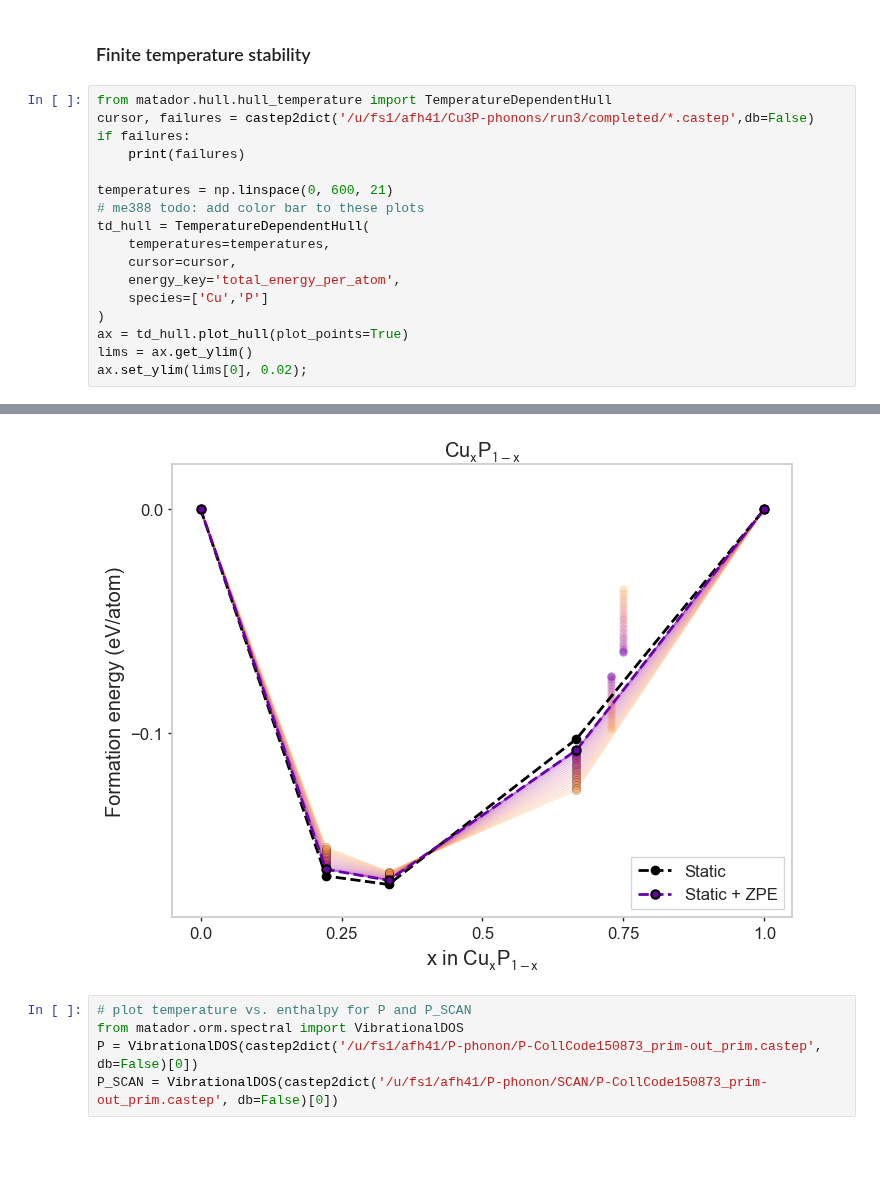
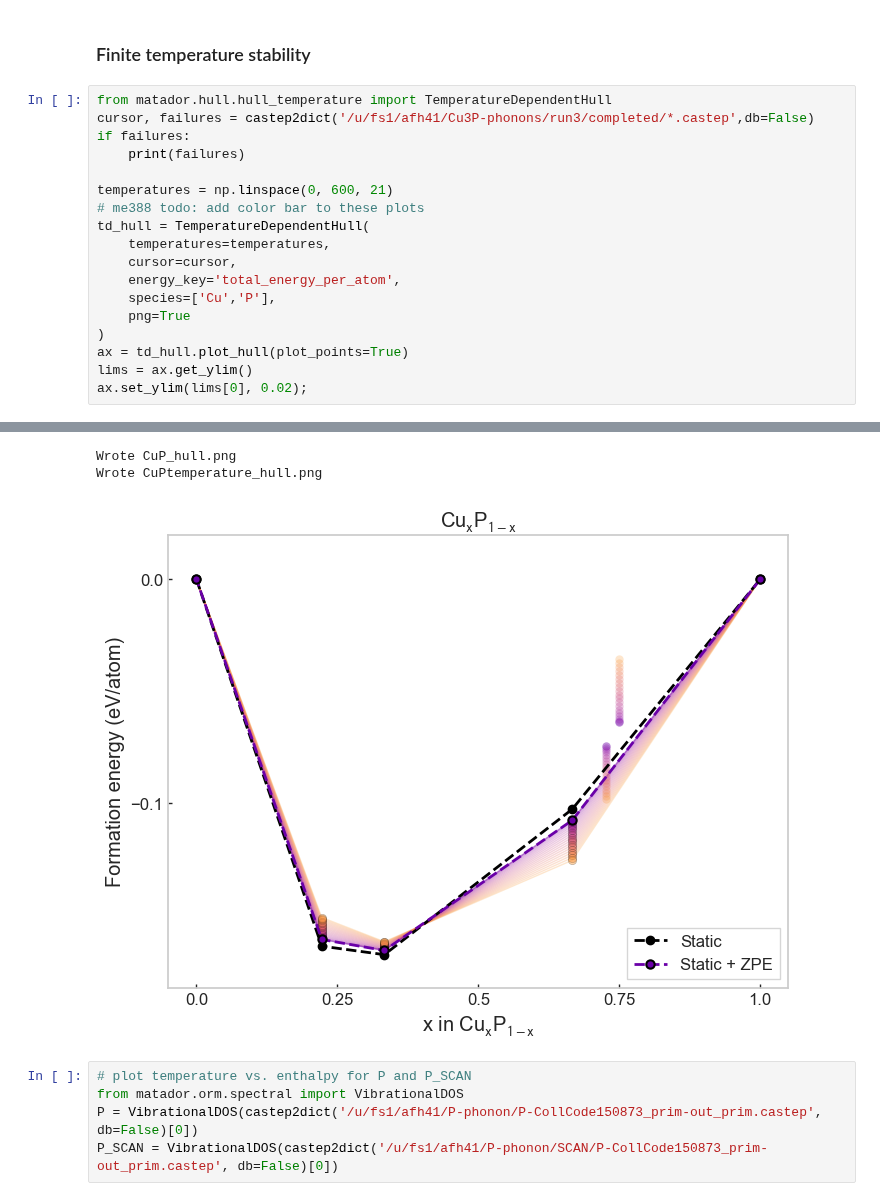
Before and after one commit to harpaf13/data.copper-phosphides, a Jupyter notebook: CuP_results.ipynb, the cells around one changed output, grey strips where cells are left out. Cells and saved outputs as stored; diff of their text form; blank space fills up the shorter version.

```diff
--- a/CuP_results.ipynb
+++ b/CuP_results.ipynb
@@ -313,35 +327,38 @@ Displaying plot...
 from matador.hull.hull_temperature import TemperatureDependentHull
 cursor, failures = castep2dict('/u/fs1/afh41/Cu3P-phonons/run3/completed/*.castep',db=False)
 if failures:
     print(failures)
 
 temperatures = np.linspace(0, 600, 21)
 # me388 todo: add color bar to these plots
 td_hull = TemperatureDependentHull(
     temperatures=temperatures,
     cursor=cursor,
     energy_key='total_energy_per_atom',
-    species=['Cu','P']
+    species=['Cu','P'],
+    png=True
 )
 ax = td_hull.plot_hull(plot_points=True)
 lims = ax.get_ylim()
 ax.set_ylim(lims[0], 0.02);
 # %% [output]
 5 structures found within 0.0 eV of the hull, including chemical potentials.
 ───────────────────────────────────────────────────────────────────────────────────────────────────────────────────────────
                  Source                  !?!  Pressure  Volume/fu  Hull dist.   Space group     Formula      # fu   Prov.
                                                (GPa)     (Ang^3)   (meV/atom)
 ───────────────────────────────────────────────────────────────────────────────────────────────────────────────────────────
 * Cu-OQMD_592441-CollCode43493                    0.01       11.9          0.0    Fm-3m          Cu          1      ICSD
 * Cu2P-swap-PRh2-OQMD_7002-CollC[..]             -0.00       41.6          0.0   I4/mmm         Cu2P         1     SWAPS
 * CuP2-OQMD_6538-CollCode35282_0                 -0.00      391.9          0.0                  CuP2         4      ICSD
 * Cu2P7-OQMD_6537-CollCode35281_0                 0.05     1306.2          0.0                  Cu2P7        4      ICSD
 * P-CollCode150873_prim-out_prim                 -0.00       18.8          0.0    Cmce            P          4     SWAPS
 
 Found 21 entries under data key: temperature.
 Using config from /u/fs1/afh41/.matadorrc
 Using config from /u/fs1/afh41/.matadorrc
+Wrote CuP_hull.png
+Wrote CuPtemperature_hull.png
-[figure, old version]
+[figure, new version]
 # %%
 # plot temperature vs. enthalpy for P and P_SCAN
 from matador.orm.spectral import VibrationalDOS
```
Also changed, not shown: parts of 8 cells of this notebook, 1 other file.
